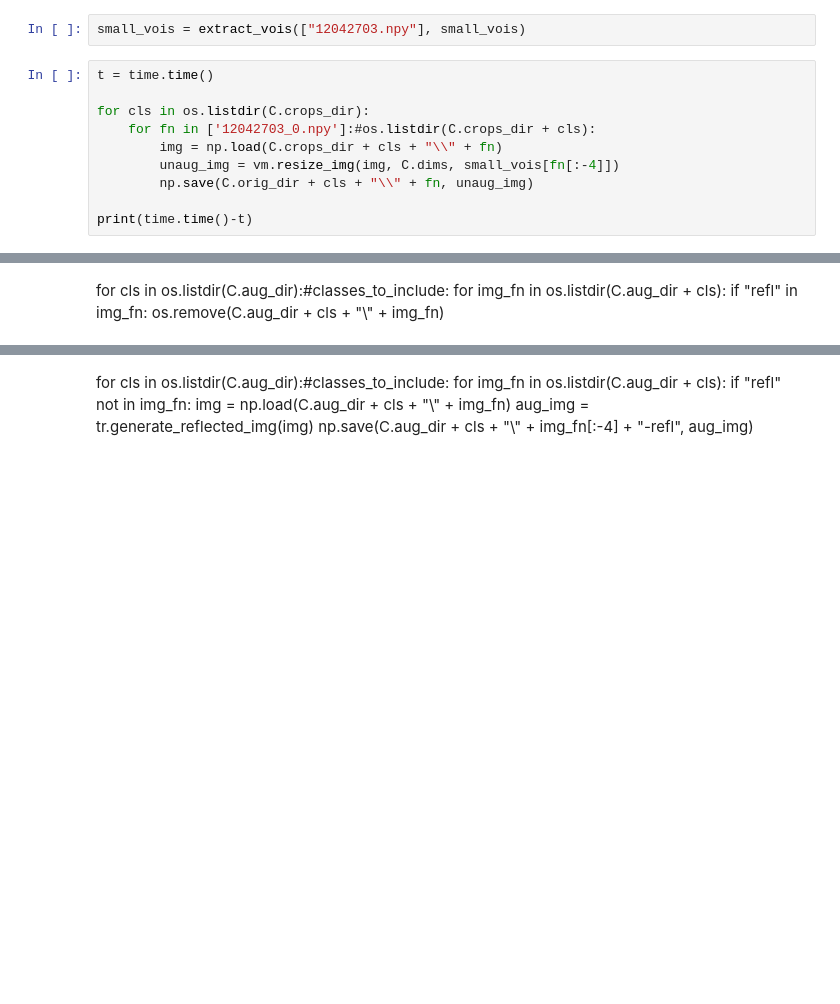
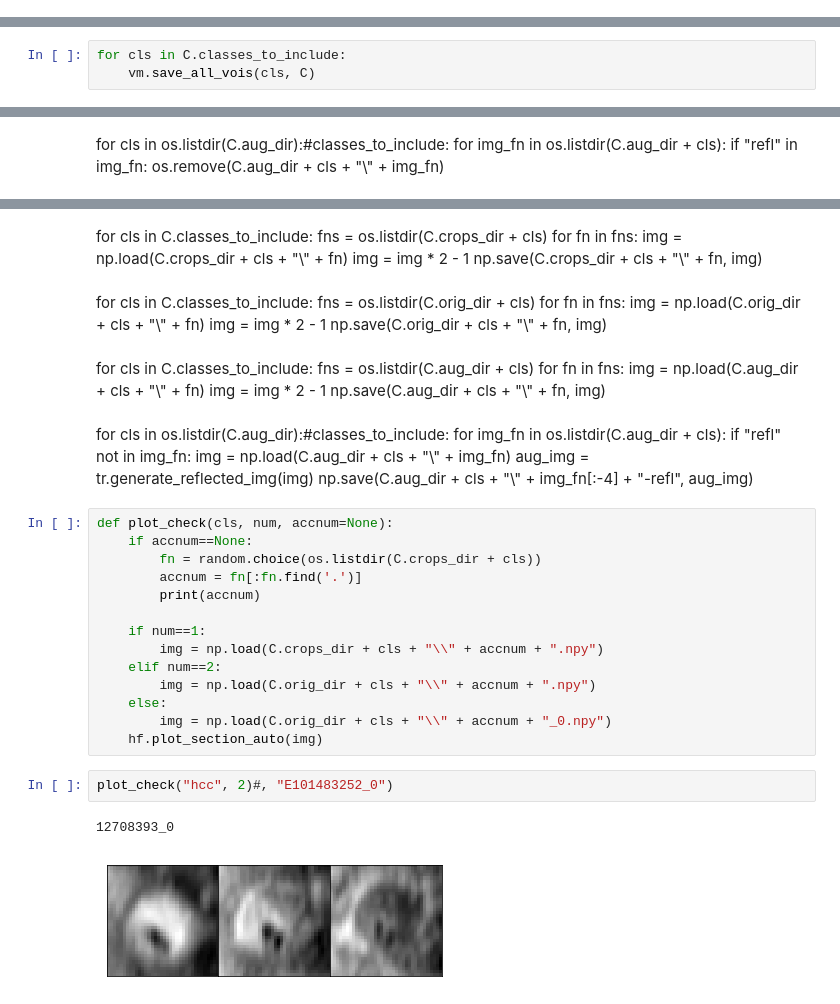
Before and after one commit to clintonjwang/voi-classifier, a Jupyter notebook: voi-extractor.ipynb, the cells around one changed output, grey strips where cells are left out. Cells and saved outputs as stored; diff of their text form; blank space fills up the shorter version.

```diff
--- a/voi-extractor.ipynb
+++ b/voi-extractor.ipynb
@@ -76,12 +68,0 @@ print(time.time()-t)
-# %%
-small_vois = extract_vois(["12042703.npy"], small_vois)
-# %%
-t = time.time()
-
-for cls in os.listdir(C.crops_dir):
-    for fn in ['12042703_0.npy']:#os.listdir(C.crops_dir + cls):
-        img = np.load(C.crops_dir + cls + "\\" + fn)
-        unaug_img = vm.resize_img(img, C.dims, small_vois[fn[:-4]])
-        np.save(C.orig_dir + cls + "\\" + fn, unaug_img)
-
-print(time.time()-t)
@@ -90 +69,4 @@ Generate augmented images
+# %%
+for cls in C.classes_to_include:
+    vm.save_all_vois(cls, C)
 # %%
@@ -106,3 +94,24 @@ for cls in os.listdir(C.aug_dir):#classes_to_include:
+# %% [markdown]
+for cls in C.classes_to_include:
+    fns = os.listdir(C.crops_dir + cls)
+    for fn in fns:
+        img = np.load(C.crops_dir + cls + "\\" + fn)
+        img = img * 2 - 1
+        np.save(C.crops_dir + cls + "\\" + fn, img)
+# %% [markdown]
+for cls in C.classes_to_include:
+    fns = os.listdir(C.orig_dir + cls)
+    for fn in fns:
+        img = np.load(C.orig_dir + cls + "\\" + fn)
+        img = img * 2 - 1
+        np.save(C.orig_dir + cls + "\\" + fn, img)
+# %% [markdown]
+for cls in C.classes_to_include:
+    fns = os.listdir(C.aug_dir + cls)
+    for fn in fns:
+        img = np.load(C.aug_dir + cls + "\\" + fn)
+        img = img * 2 - 1
+        np.save(C.aug_dir + cls + "\\" + fn, img)
 # %% [markdown]
 for cls in os.listdir(C.aug_dir):#classes_to_include:
     for img_fn in os.listdir(C.aug_dir + cls):
@@ -110,3 +119,22 @@ for cls in os.listdir(C.aug_dir):#classes_to_include:
             img = np.load(C.aug_dir + cls + "\\" + img_fn)
             aug_img = tr.generate_reflected_img(img)
             np.save(C.aug_dir + cls + "\\" + img_fn[:-4] + "-refl", aug_img)
+# %%
+def plot_check(cls, num, accnum=None):
+    if accnum==None:
+        fn = random.choice(os.listdir(C.crops_dir + cls))
+        accnum = fn[:fn.find('.')]
+        print(accnum)
+
+    if num==1:
+        img = np.load(C.crops_dir + cls + "\\" + accnum + ".npy")
+    elif num==2:
+        img = np.load(C.orig_dir + cls + "\\" + accnum + ".npy")
+    else:
+        img = np.load(C.orig_dir + cls + "\\" + accnum + "_0.npy")
+    hf.plot_section_auto(img)
+# %%
+plot_check("hcc", 2)#, "E101483252_0")
+# %% [output]
+12708393_0
+[figure, added]
```
Also changed, not shown: parts of 14 cells of this notebook, 9 other files.
